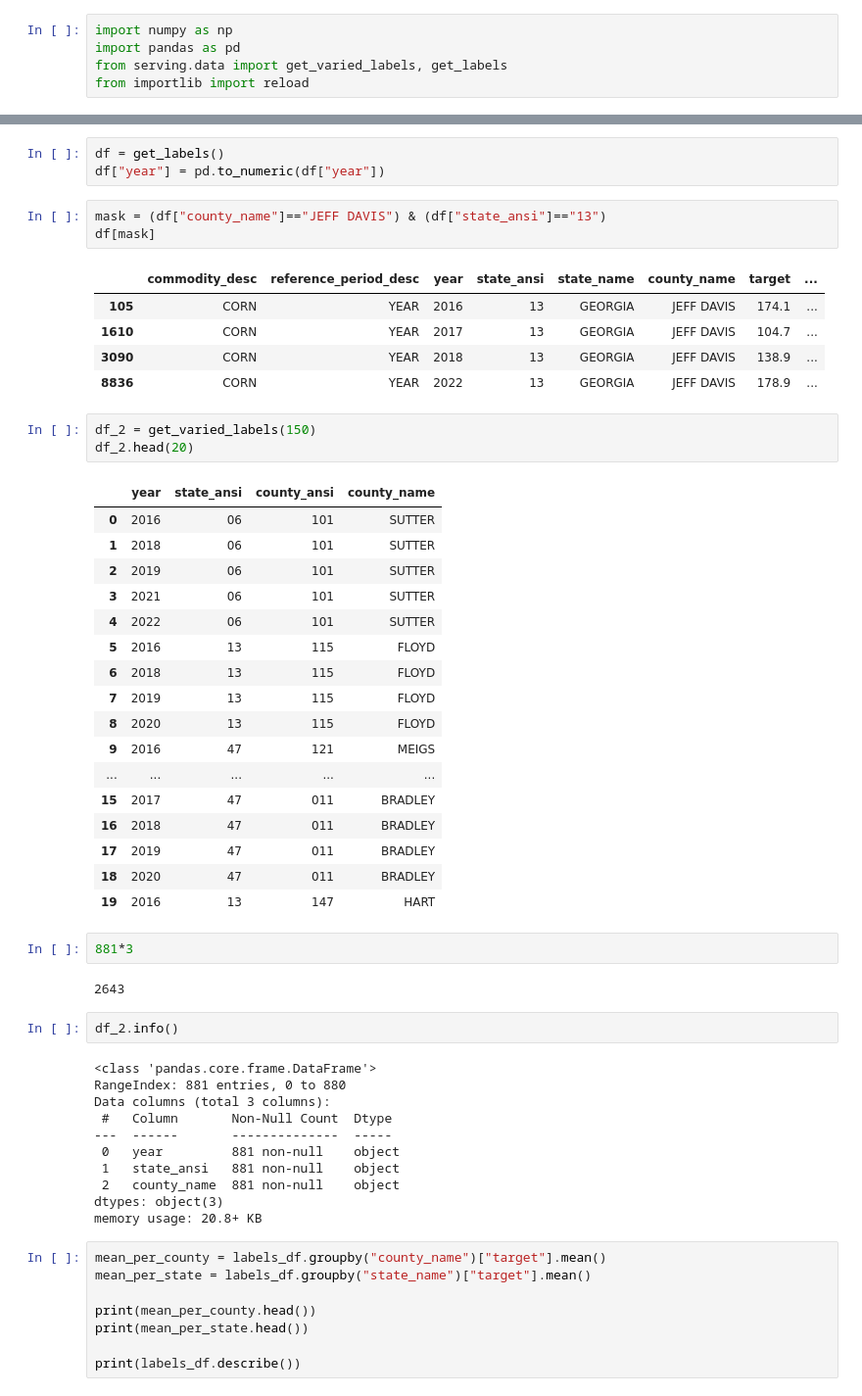
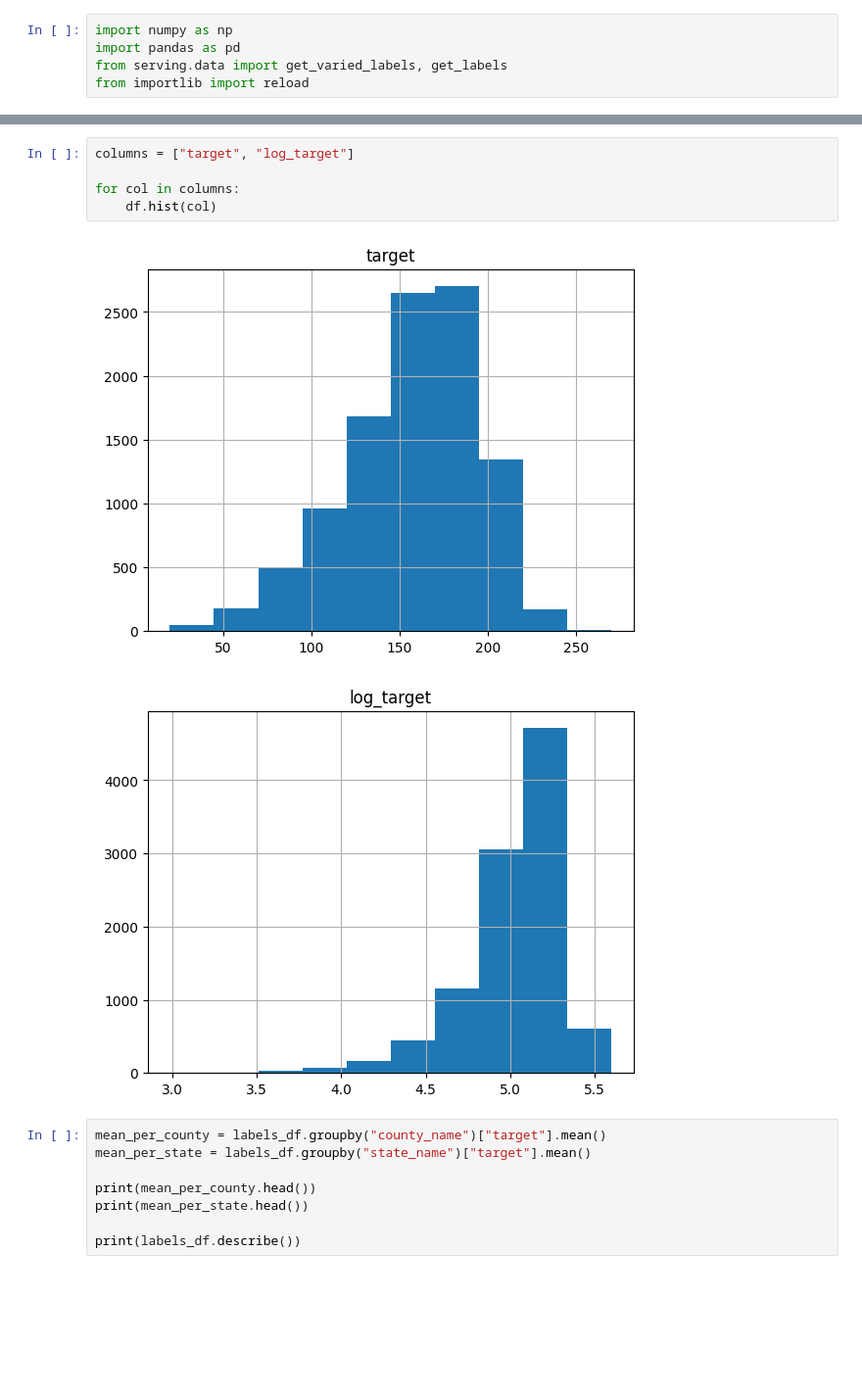
Before and after one commit to tskorkowski/crop_yield_prediction_CAS, a Jupyter notebook: 2_gc-pipeline/labels.ipynb, the cells around one changed output, grey strips where cells are left out. Shown at 98% size. Saved outputs shown, nothing was run; the diff lists cells and outputs as text; blank space fills up the shorter version.

```diff
--- a/2_gc-pipeline/labels.ipynb
+++ b/2_gc-pipeline/labels.ipynb
@@ -31,53 +31,11 @@ df
-# %%
-df = get_labels()
-df["year"] = pd.to_numeric(df["year"])
-# %%
-mask = (df["county_name"]=="JEFF DAVIS") & (df["state_ansi"]=="13")
-df[mask]
-# %% [output]
-|  | commodity_desc | reference_period_desc | year | state_ansi | state_name | county_name | target | ... |
-| 105 | CORN | YEAR | 2016 | 13 | GEORGIA | JEFF DAVIS | 174.1 | ... |
-| 1610 | CORN | YEAR | 2017 | 13 | GEORGIA | JEFF DAVIS | 104.7 | ... |
-| 3090 | CORN | YEAR | 2018 | 13 | GEORGIA | JEFF DAVIS | 138.9 | ... |
-| 8836 | CORN | YEAR | 2022 | 13 | GEORGIA | JEFF DAVIS | 178.9 | ... |
-# %%
-df_2 = get_varied_labels(150)
-df_2.head(20)
-# %% [output]
-|  | year | state_ansi | county_ansi | county_name |
-| 0 | 2016 | 06 | 101 | SUTTER |
-| 1 | 2018 | 06 | 101 | SUTTER |
-| 2 | 2019 | 06 | 101 | SUTTER |
-| 3 | 2021 | 06 | 101 | SUTTER |
-| 4 | 2022 | 06 | 101 | SUTTER |
-| 5 | 2016 | 13 | 115 | FLOYD |
-| 6 | 2018 | 13 | 115 | FLOYD |
-| 7 | 2019 | 13 | 115 | FLOYD |
-| 8 | 2020 | 13 | 115 | FLOYD |
-| 9 | 2016 | 47 | 121 | MEIGS |
-| ... | ... | ... | ... | ... |
-| 15 | 2017 | 47 | 011 | BRADLEY |
-| 16 | 2018 | 47 | 011 | BRADLEY |
-| 17 | 2019 | 47 | 011 | BRADLEY |
-| 18 | 2020 | 47 | 011 | BRADLEY |
-| 19 | 2016 | 13 | 147 | HART |
-# %%
-881*3
-# %% [output]
-2643
-# %%
-df_2.info()
-# %% [output]
-<class 'pandas.core.frame.DataFrame'>
-RangeIndex: 881 entries, 0 to 880
-Data columns (total 3 columns):
- #   Column       Non-Null Count  Dtype
----  ------       --------------  -----
- 0   year         881 non-null    object
- 1   state_ansi   881 non-null    object
- 2   county_name  881 non-null    object
-dtypes: object(3)
-memory usage: 20.8+ KB
+# %%
+columns = ["target", "log_target"]
+
+for col in columns:
+    df.hist(col)
+# %% [output]
+[figure, added]
+[figure, added]
 # %%
 mean_per_county = labels_df.groupby("county_name")["target"].mean()
 mean_per_state = labels_df.groupby("state_name")["target"].mean()
```
Also changed, not shown: parts of 5 cells of this notebook, 7 other files.
